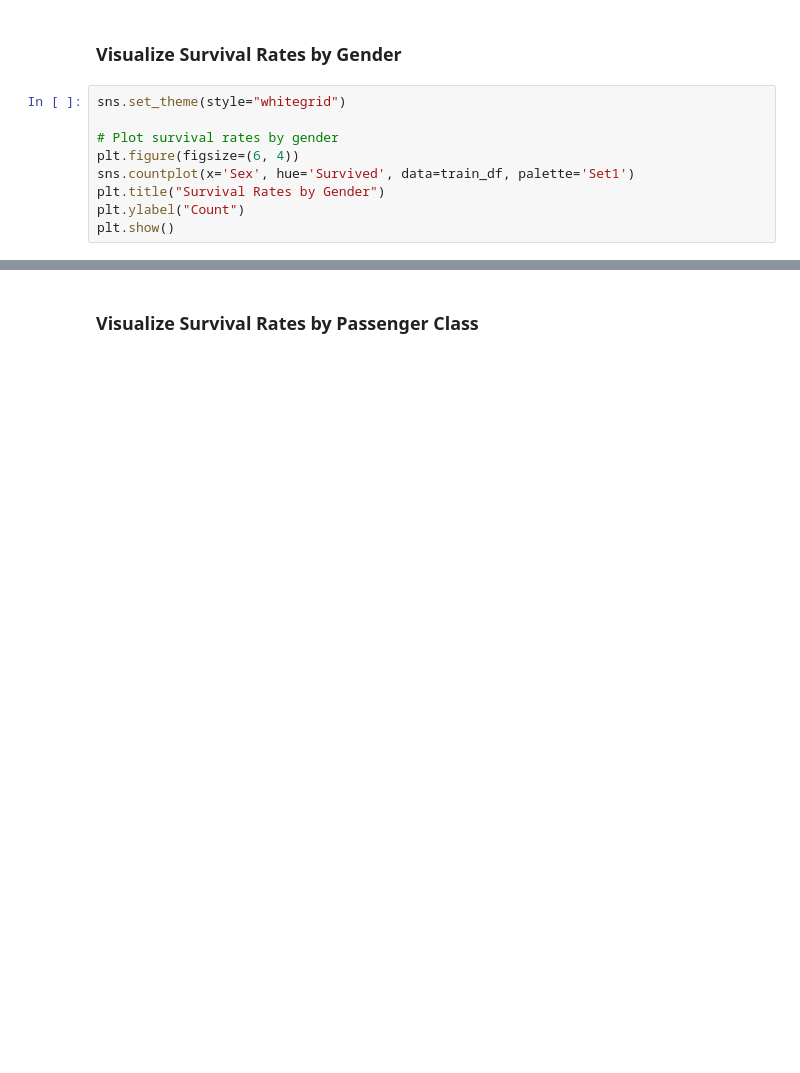
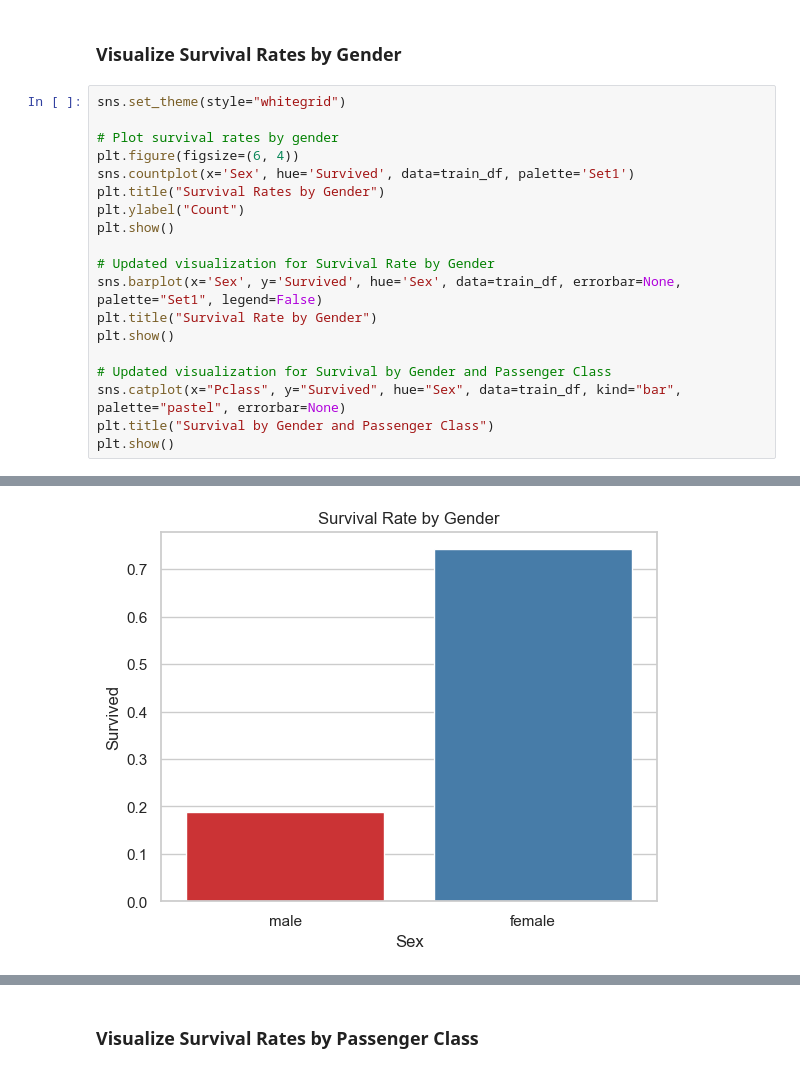
Before and after one commit to Pau1Co1e/miniature-bassoon, a Jupyter notebook: titanic.ipynb, the cells around one changed output, grey strips where cells are left out. Drawn from its saved outputs; the diff is of its cells as text; blank space fills up the shorter version.

```diff
--- a/titanic.ipynb
+++ b/titanic.ipynb
@@ -83,11 +105,22 @@ dtype: int64
 # %%
 sns.set_theme(style="whitegrid")
 
 # Plot survival rates by gender
 plt.figure(figsize=(6, 4))
 sns.countplot(x='Sex', hue='Survived', data=train_df, palette='Set1')
 plt.title("Survival Rates by Gender")
 plt.ylabel("Count")
 plt.show()
+
+# Updated visualization for Survival Rate by Gender
+sns.barplot(x='Sex', y='Survived', hue='Sex', data=train_df, errorbar=None, palette="Set1", legend=False)
+plt.title("Survival Rate by Gender")
+plt.show()
+
+# Updated visualization for Survival by Gender and Passenger Class
+sns.catplot(x="Pclass", y="Survived", hue="Sex", data=train_df, kind="bar", palette="pastel", errorbar=None)
+plt.title("Survival by Gender and Passenger Class")
+plt.show()
 # %% [output]
 [figure]
+[figure, added]
```
Also changed, not shown: parts of 14 cells of this notebook, 1 other file.
